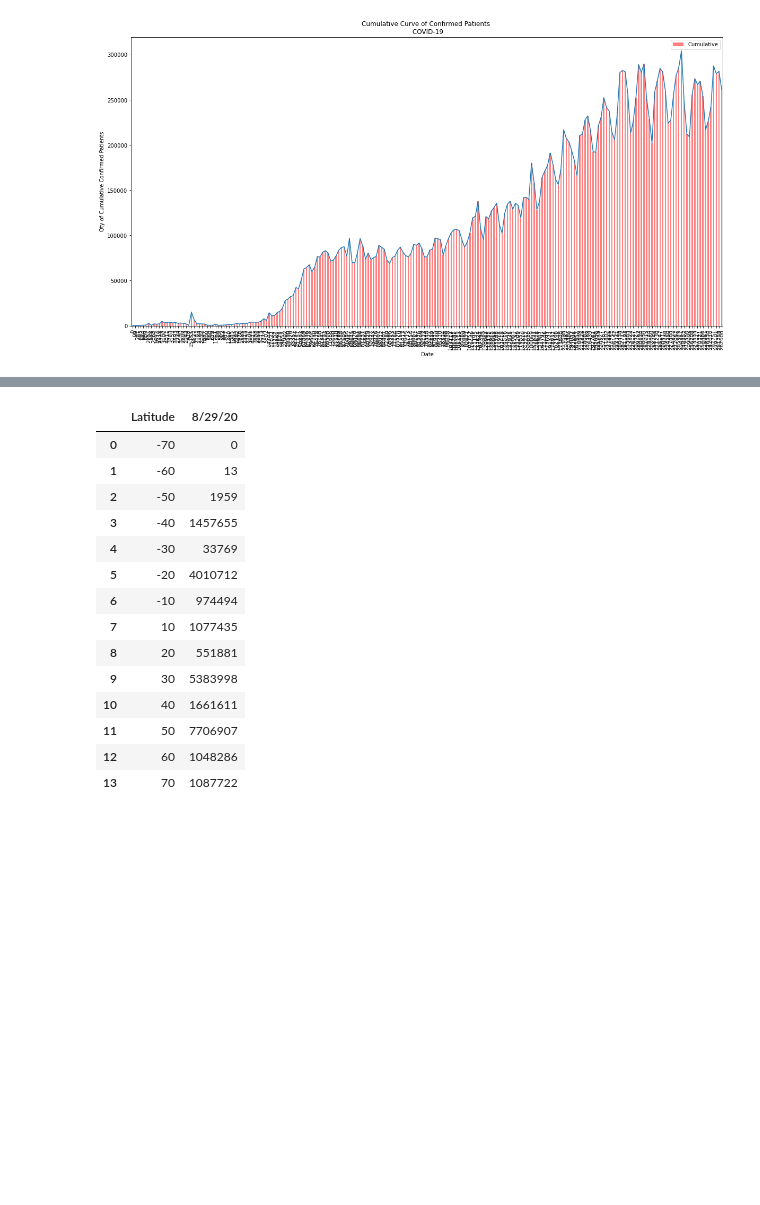
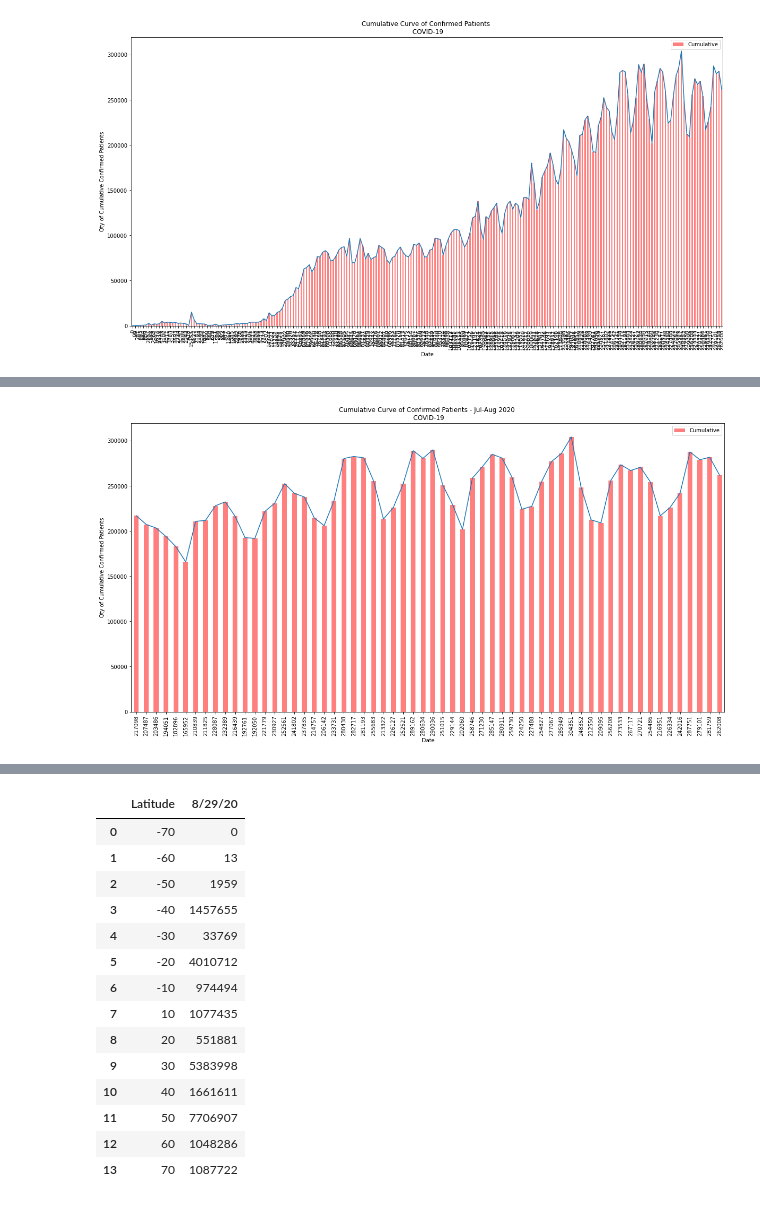
Before and after one commit to PamHvv14/Project1-Covid19, a Jupyter notebook: Project1_Covid19.ipynb, the cells around one changed output, grey strips where cells are left out. Drawn from its saved outputs; the diff is of its cells as text; code cells hidden in the pictures; blank space fills up the shorter version.

```diff
--- a/Project1_Covid19.ipynb
+++ b/Project1_Covid19.ipynb
@@ -146,3 +153,7 @@ plt.savefig("Images/world_cumulative_curve.png")
 plt.show()
 # %% [output]
 [figure]
+# %%
+jul_aug_df = world_data_df.loc[(world_data_df["Month"]== "Jul") | (world_data_df["Month"]== "Aug"), :]
+new_df = jul_aug_df.reset_index(drop= True)
+new_df
@@ -148,0 +178,14 @@ plt.show()
+# %%
+#Generate a bar chart "Cumulative"
+tick_location2 = new_df.index.values
+
+new_df.plot(kind="bar", figsize=(20,10), color="r", alpha = 0.5, align = "center")
+plt.xticks(tick_location2, new_df["Cumulative"], rotation="vertical")
+plt.title("Cumulative Curve of Confirmed Patients - Jul-Aug 2020 \n COVID-19")
+plt.xlabel("Date")
+plt.ylabel("Qty of Cumulative Confirmed Patients")
+plt.plot(tick_location2, new_df["Cumulative"])
+plt.savefig("Images/jul_aug_cumulative_curve.png")
+plt.show()
+# %% [output]
+[figure, added]
```
Also changed, not shown: parts of 5 cells of this notebook, 1 other file.
